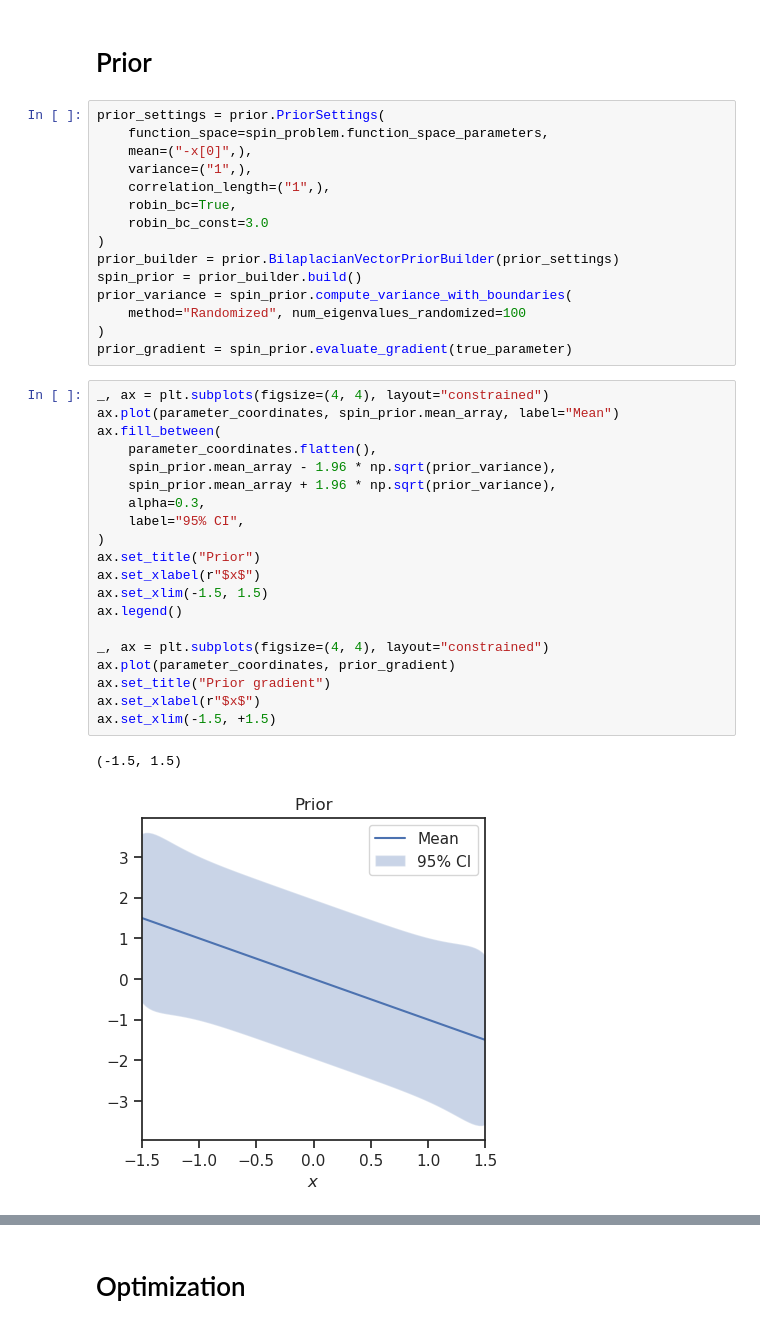
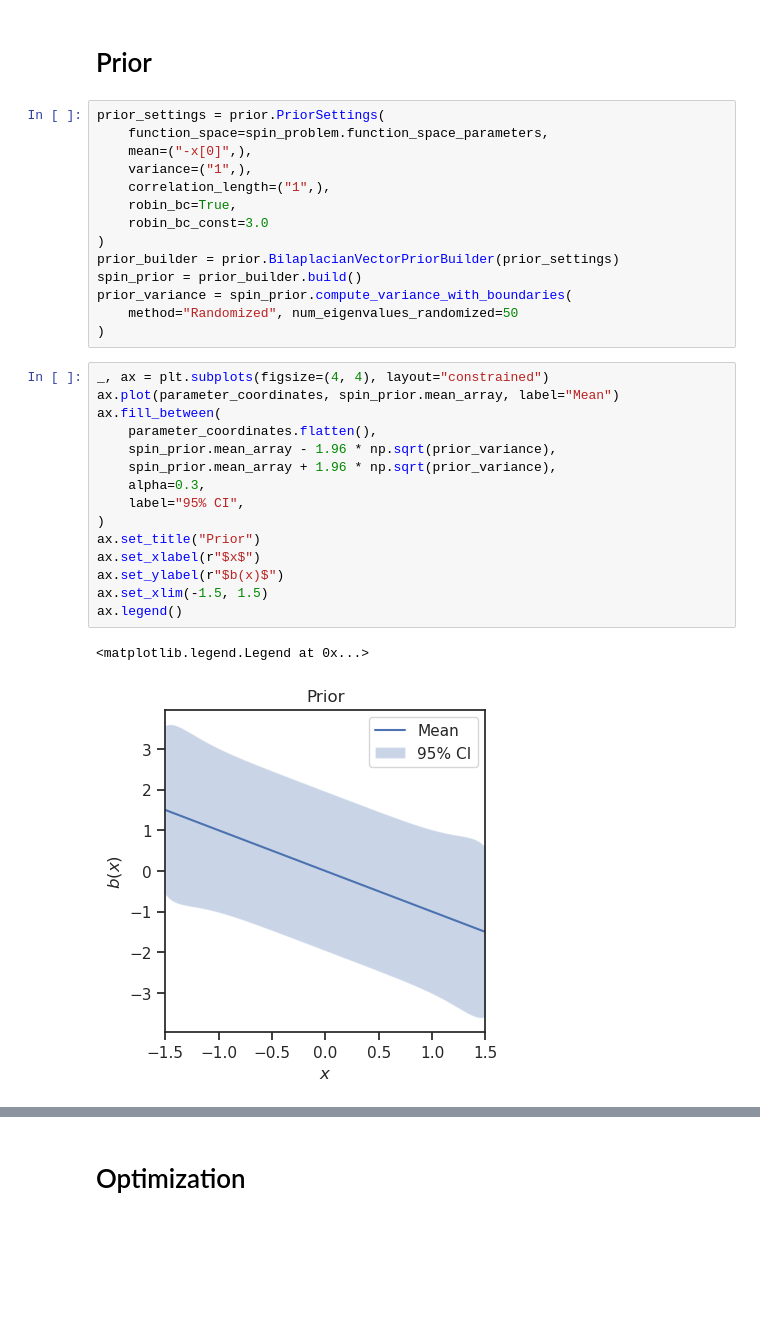
Before and after one commit to maximilian-kruse/SPIN, a Jupyter notebook: examples/1D_drift_mfpt.ipynb, the cells around one changed output, grey strips where cells are left out. Cells and saved outputs as stored; diff of their text form; blank space fills up the shorter version.

```diff
--- a/examples/1D_drift_mfpt.ipynb
+++ b/examples/1D_drift_mfpt.ipynb
@@ -89,29 +73,23 @@ prior_settings = prior.PriorSettings(
 prior_builder = prior.BilaplacianVectorPriorBuilder(prior_settings)
 spin_prior = prior_builder.build()
 prior_variance = spin_prior.compute_variance_with_boundaries(
-    method="Randomized", num_eigenvalues_randomized=100
+    method="Randomized", num_eigenvalues_randomized=50
 )
-prior_gradient = spin_prior.evaluate_gradient(true_parameter)
 # %%
 _, ax = plt.subplots(figsize=(4, 4), layout="constrained")
 ax.plot(parameter_coordinates, spin_prior.mean_array, label="Mean")
 ax.fill_between(
     parameter_coordinates.flatten(),
     spin_prior.mean_array - 1.96 * np.sqrt(prior_variance),
     spin_prior.mean_array + 1.96 * np.sqrt(prior_variance),
     alpha=0.3,
     label="95% CI",
 )
 ax.set_title("Prior")
 ax.set_xlabel(r"$x$")
+ax.set_ylabel(r"$b(x)$")
 ax.set_xlim(-1.5, 1.5)
 ax.legend()
-
-_, ax = plt.subplots(figsize=(4, 4), layout="constrained")
-ax.plot(parameter_coordinates, prior_gradient)
-ax.set_title("Prior gradient")
-ax.set_xlabel(r"$x$")
-ax.set_xlim(-1.5, +1.5)
 # %% [output]
-(-1.5, 1.5)
+<matplotlib.legend.Legend at 0x...>
-[figure, old version]
+[figure, new version]
```
Also changed, not shown: parts of 13 cells of this notebook, 2 other files.
